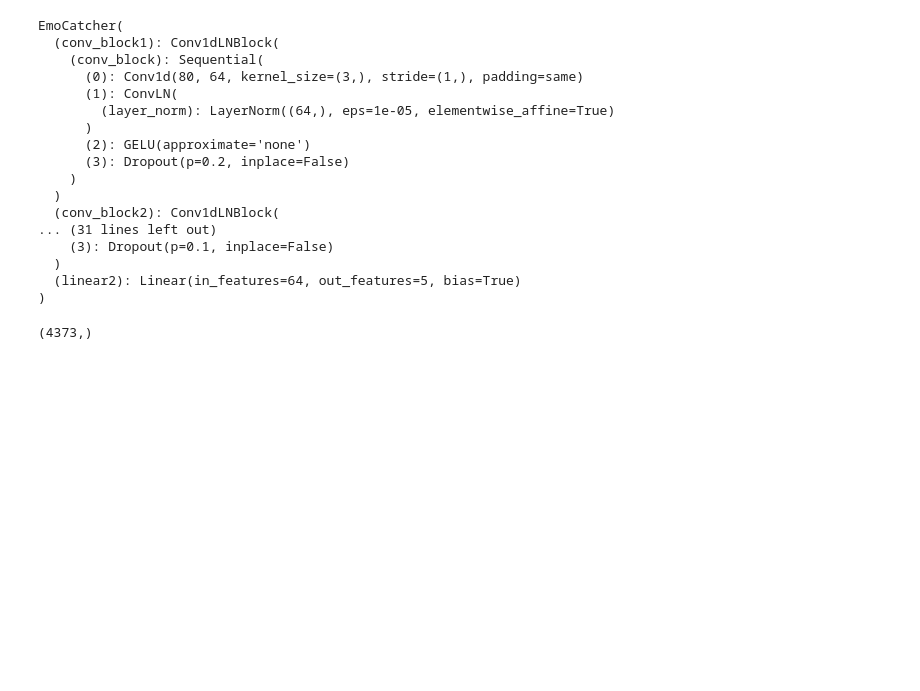
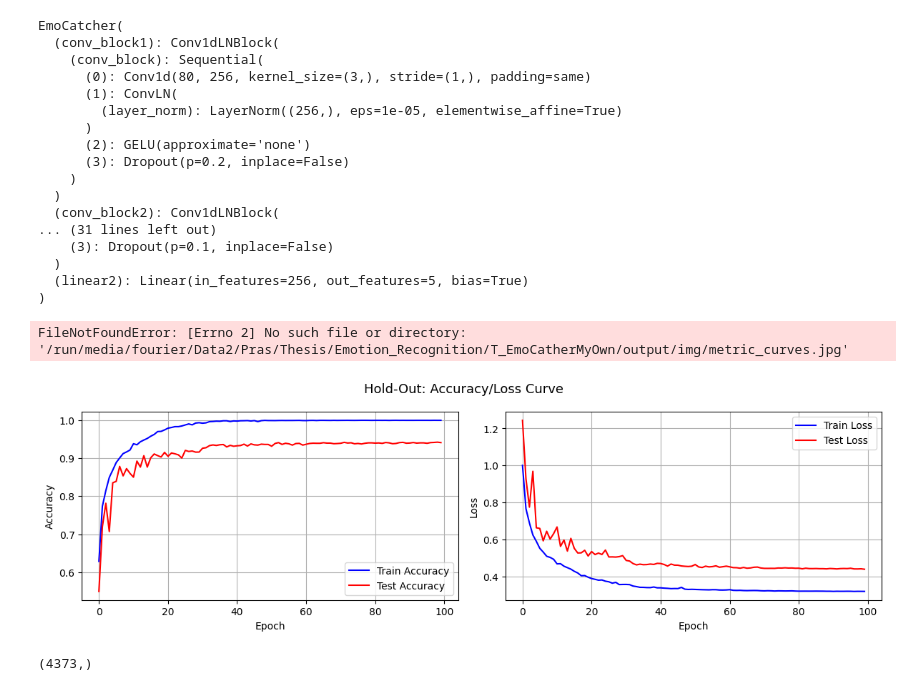
Before and after one commit to arkiven4/T_EmoCatherMyOwn, a Jupyter notebook: evaluation_model.ipynb, the cells around one changed output. Cells and saved outputs as stored; diff of their text form; code cells hidden in the pictures; blank space fills up the shorter version.

```diff
--- a/evaluation_model.ipynb
+++ b/evaluation_model.ipynb
@@ -21,20 +17,20 @@ test_dset = MyOwnDBMelS("filelists/emotion_test_filelist.txt", mel_specs_kwargs=
 test_dloader = DataLoader(test_dset, batch_size=64, collate_fn=mels2batchMyOwn, shuffle=False)
 # %%
 ## best model path
-#import glob
-#model_path = glob.glob(f"./output/model/best_model*.pth")[0]
+import glob
+model_path = glob.glob(f"./output/model/best_model*.pth")[0]
 
 ## load trained model
-model = EmoCatcher(input_dim=80, hidden_dim=128, kernel_size=3, num_classes=5)
-model.load_state_dict(torch.load('output/best_model_0.9204_0.4894.pth'))
+model = EmoCatcher(input_dim=80, hidden_dim=512, kernel_size=3, num_classes=5)
+model.load_state_dict(torch.load(model_path))
 model.eval()
 # %% [output]
 EmoCatcher(
   (conv_block1): Conv1dLNBlock(
     (conv_block): Sequential(
-      (0): Conv1d(80, 64, kernel_size=(3,), stride=(1,), padding=same)
+      (0): Conv1d(80, 256, kernel_size=(3,), stride=(1,), padding=same)
       (1): ConvLN(
-        (layer_norm): LayerNorm((64,), eps=1e-05, elementwise_affine=True)
+        (layer_norm): LayerNorm((256,), eps=1e-05, elementwise_affine=True)
       )
       (2): GELU(approximate='none')
       (3): Dropout(p=0.2, inplace=False)
@@ -44,5 +40,5 @@ EmoCatcher(
 ... (31 lines left out)
     (3): Dropout(p=0.1, inplace=False)
   )
-  (linear2): Linear(in_features=64, out_features=5, bias=True)
+  (linear2): Linear(in_features=256, out_features=5, bias=True)
 )
@@ -49,3 +47,16 @@ EmoCatcher(
+# %%
+# Load metric log dictionary
+with open(f'./{holdout_outdir}/logs/metric_log_dict.pkl', 'rb') as f:
+    metric_log_dict = pickle.load(f)
+fig = plot_metric_curve(metric_log_dict['train'].values(), metric_log_dict['test'].values(), plot_kwargs={'figsize': (12,3.7), 'dpi': 100})
+fig.suptitle('Hold-Out: Accuracy/Loss Curve', size = 13)
+fig.tight_layout()
+fig.savefig(f'{holdout_outdir}img/metric_curves.jpg')
+test_best_acc_ind = np.argmax(metric_log_dict['test']['acc'])
+print('Best Test Accuracy / Loss: {:.2f}% / {:.5f}'.format(metric_log_dict['test']['acc'][test_best_acc_ind]*100, metric_log_dict['test']['loss'][test_best_acc_ind]))
+# %% [output]
+FileNotFoundError: [Errno 2] No such file or directory: '/run/media/fourier/Data2/Pras/Thesis/Emotion_Recognition/T_EmoCatherMyOwn/output/img/metric_curves.jpg'
+[figure, added]
 # %%
 total_ypred = np.array([])
 total_zhid = np.array([])
```
Also changed, not shown: parts of 10 cells of this notebook, 4 other files.
